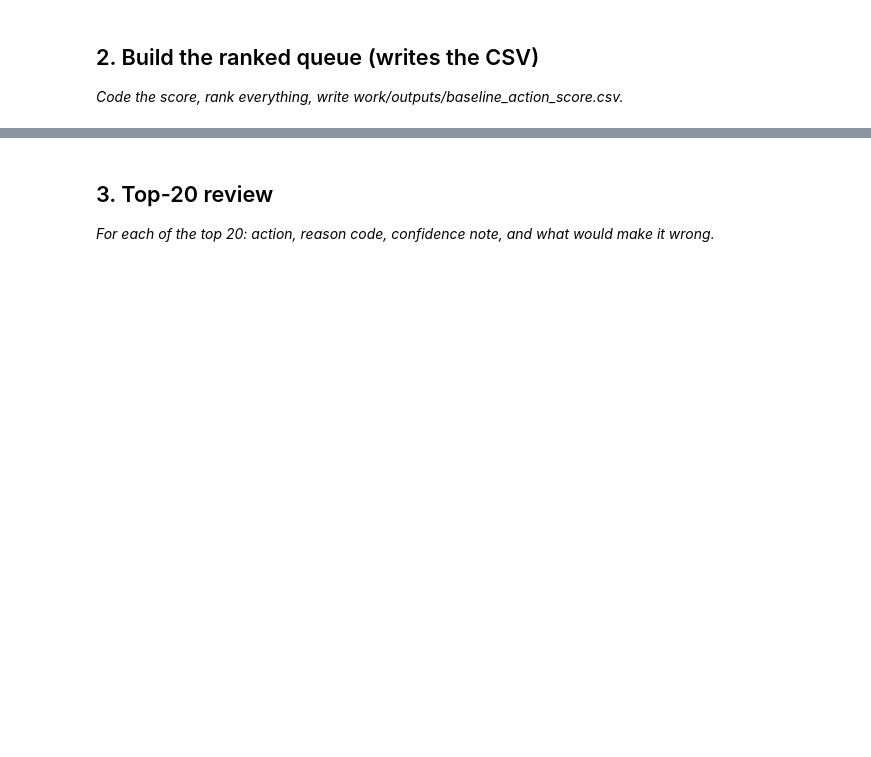
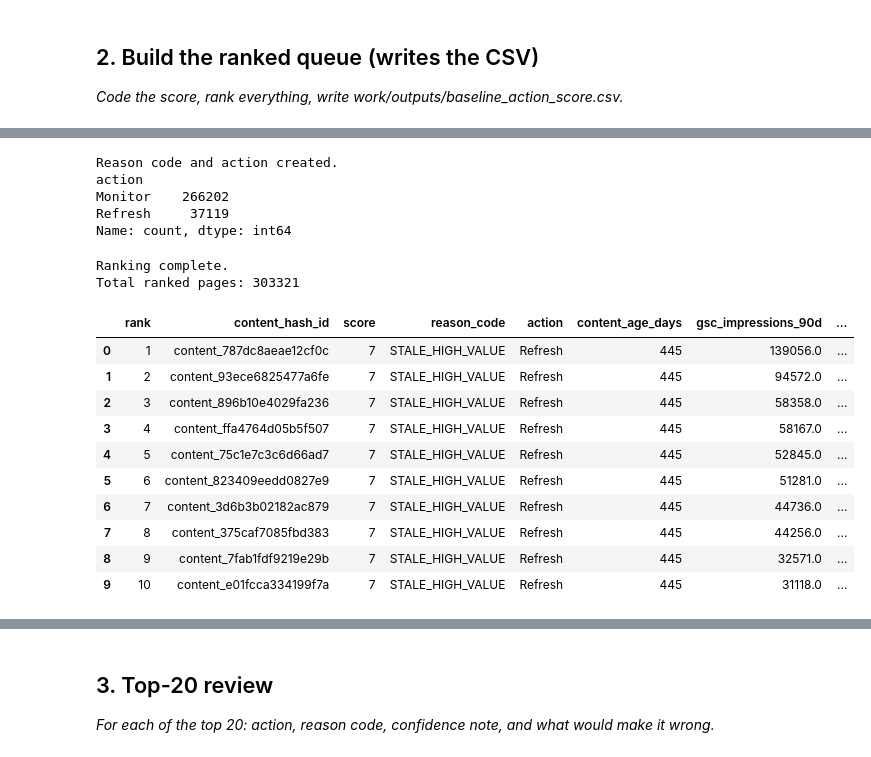
Before and after one commit to prarthanamahesh21-hub/flyrank-ml-internship, a Jupyter notebook: work/notebooks/w04_baseline_score.ipynb, the cells around one changed output, grey strips where cells are left out. Cells and saved outputs as stored; diff of their text form; code cells hidden in the pictures; blank space fills up the shorter version.

```diff
--- a/work/notebooks/w04_baseline_score.ipynb
+++ b/work/notebooks/w04_baseline_score.ipynb
@@ -22,0 +445,8 @@ This skeleton is yours to fill. Work the sections **in order** — each one has
+# %%
+baseline["score"] = (
+    baseline["age_points"] +
+    baseline["impression_points"]
+)
+
+print("Score created.")
+print(baseline["score"].describe())
@@ -22,0 +464,57 @@ This skeleton is yours to fill. Work the sections **in order** — each one has
+# %%
+baseline["reason_code"] = "STALE_HIGH_VALUE"
+
+baseline["action"] = np.where(
+    baseline["score"] >= 5,
+    "Refresh",
+    "Monitor"
+)
+
+print("Reason code and action created.")
+print(baseline["action"].value_counts())
+# %% [output]
+Reason code and action created.
+action
+Monitor    266202
+Refresh     37119
+Name: count, dtype: int64
+# %%
+baseline = baseline.sort_values(
+    ["score", "content_age_days", "gsc_impressions_90d"],
+    ascending=[False, False, False]
+).reset_index(drop=True)
+
+baseline["rank"] = np.arange(1, len(baseline) + 1)
+
+print("Ranking complete.")
+print("Total ranked pages:", len(baseline))
+# %% [output]
+Ranking complete.
+Total ranked pages: 303321
+# %%
+baseline_output = baseline[
+    [
+        "rank",
+        "content_hash_id",
+        "score",
+        "reason_code",
+        "action",
+        "content_age_days",
+        "gsc_impressions_90d",
+        "gsc_clicks_90d"
+    ]
+]
+
+baseline_output.head(10)
+# %% [output]
+|  | rank | content_hash_id | score | reason_code | action | content_age_days | gsc_impressions_90d | ... |
+| 0 | 1 | content_787dc8aeae12cf0c | 7 | STALE_HIGH_VALUE | Refresh | 445 | 139056.0 | ... |
+| 1 | 2 | content_93ece6825477a6fe | 7 | STALE_HIGH_VALUE | Refresh | 445 | 94572.0 | ... |
+| 2 | 3 | content_896b10e4029fa236 | 7 | STALE_HIGH_VALUE | Refresh | 445 | 58358.0 | ... |
+| 3 | 4 | content_ffa4764d05b5f507 | 7 | STALE_HIGH_VALUE | Refresh | 445 | 58167.0 | ... |
+| 4 | 5 | content_75c1e7c3c6d66ad7 | 7 | STALE_HIGH_VALUE | Refresh | 445 | 52845.0 | ... |
+| 5 | 6 | content_823409eedd0827e9 | 7 | STALE_HIGH_VALUE | Refresh | 445 | 51281.0 | ... |
+| 6 | 7 | content_3d6b3b02182ac879 | 7 | STALE_HIGH_VALUE | Refresh | 445 | 44736.0 | ... |
+| 7 | 8 | content_375caf7085fbd383 | 7 | STALE_HIGH_VALUE | Refresh | 445 | 44256.0 | ... |
+| 8 | 9 | content_7fab1fdf9219e29b | 7 | STALE_HIGH_VALUE | Refresh | 445 | 32571.0 | ... |
+| 9 | 10 | content_e01fcca334199f7a | 7 | STALE_HIGH_VALUE | Refresh | 445 | 31118.0 | ... |
```
Also changed, not shown: parts of 35 cells of this notebook.
